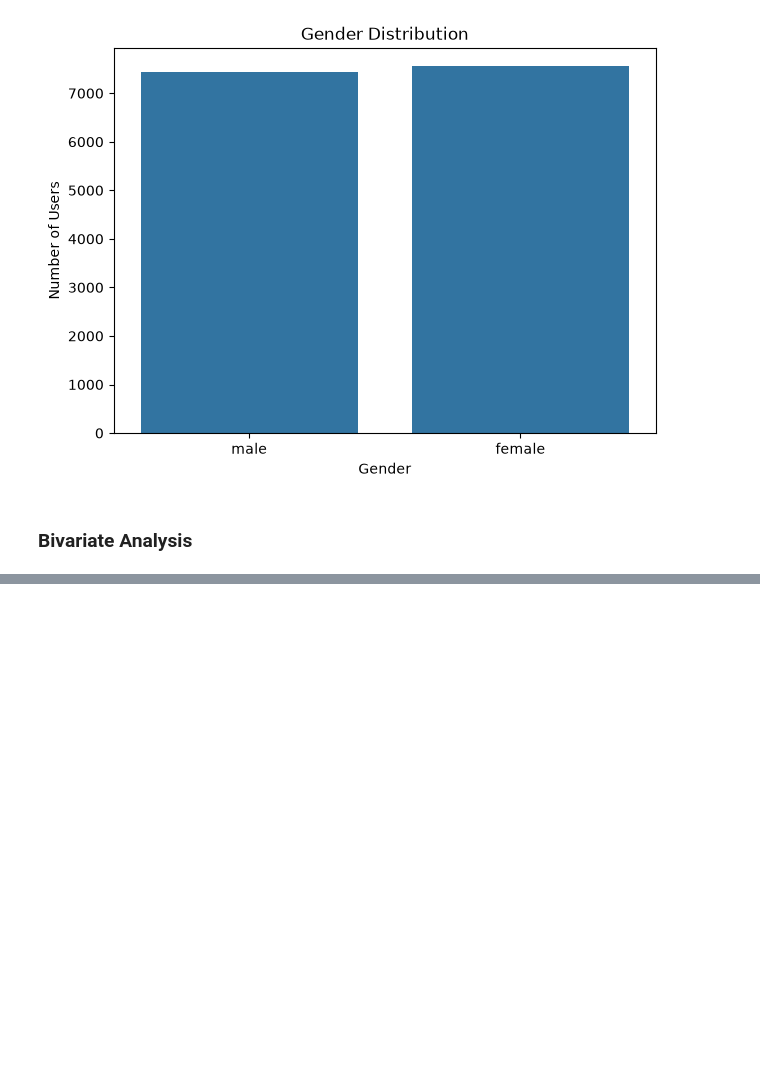
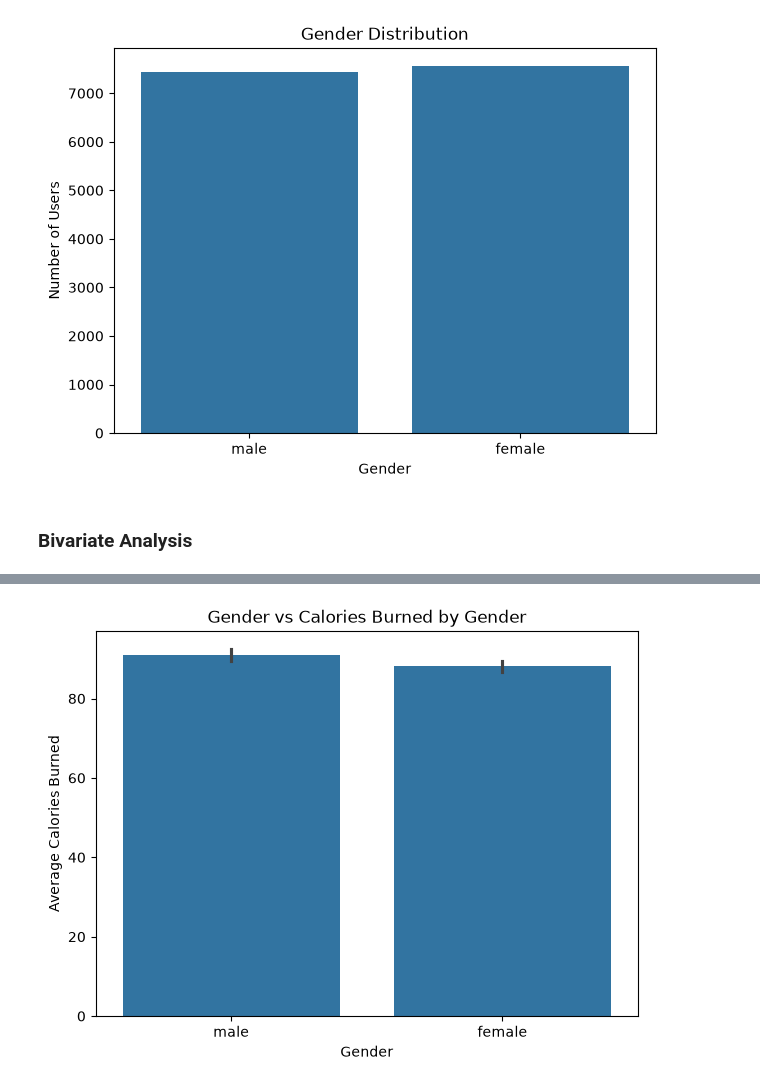
Before and after one commit to Jayadevika-jd/FitPredict, a Jupyter notebook: Notebooks/Fitpredict_preprocessinng.ipynb, the cells around one changed output, grey strips where cells are left out. Saved outputs shown, nothing was run; the diff lists cells and outputs as text; code cells hidden in the pictures; blank space fills up the shorter version.

```diff
--- a/Notebooks/Fitpredict_preprocessinng.ipynb
+++ b/Notebooks/Fitpredict_preprocessinng.ipynb
@@ -393,0 +428,9 @@ plt.show()
+# %%
+plt.figure(figsize=(7,5))
+sns.barplot(data=df_clean,x="Gender",y="Calories")
+plt.title("Gender vs Calories Burned by Gender")
+plt.xlabel("Gender")
+plt.ylabel("Average Calories Burned")
+plt.show()
+# %% [output]
+[figure, added]
```
Also changed, not shown: parts of 9 cells of this notebook.
